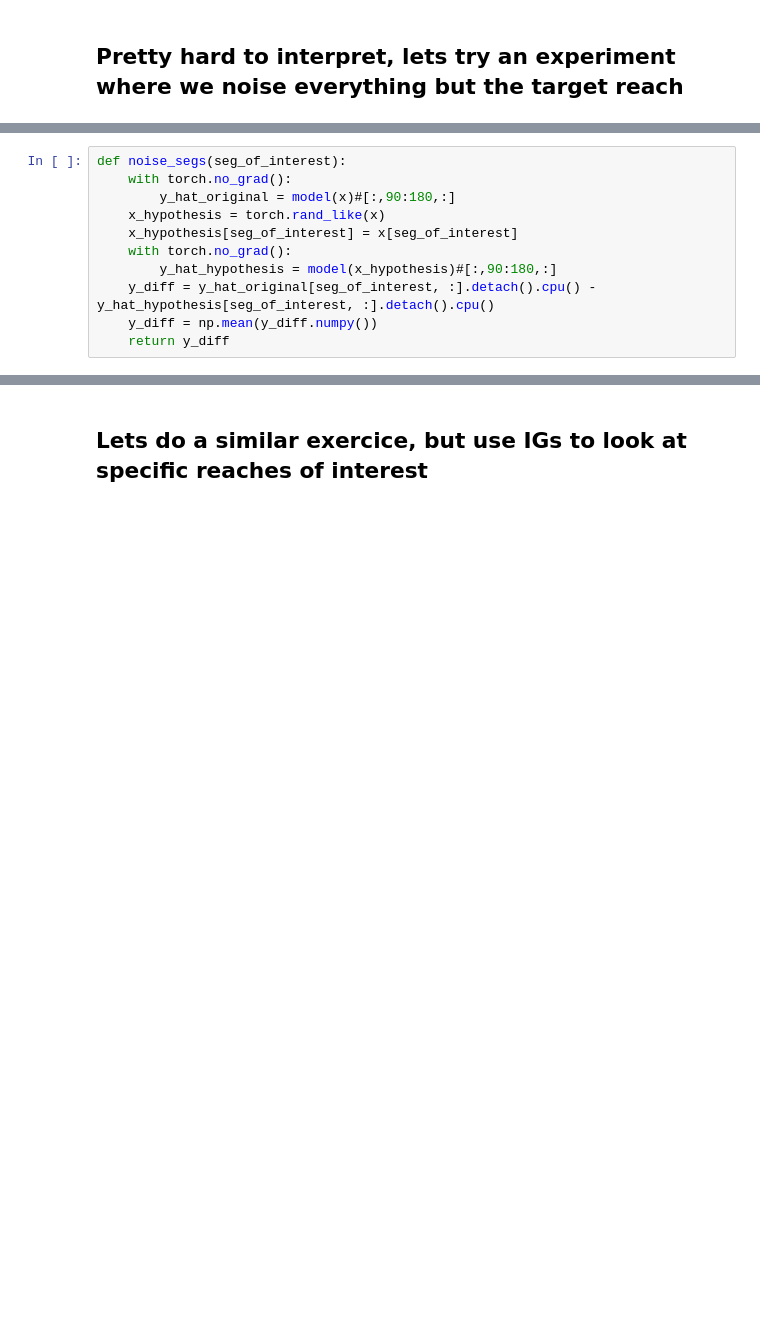
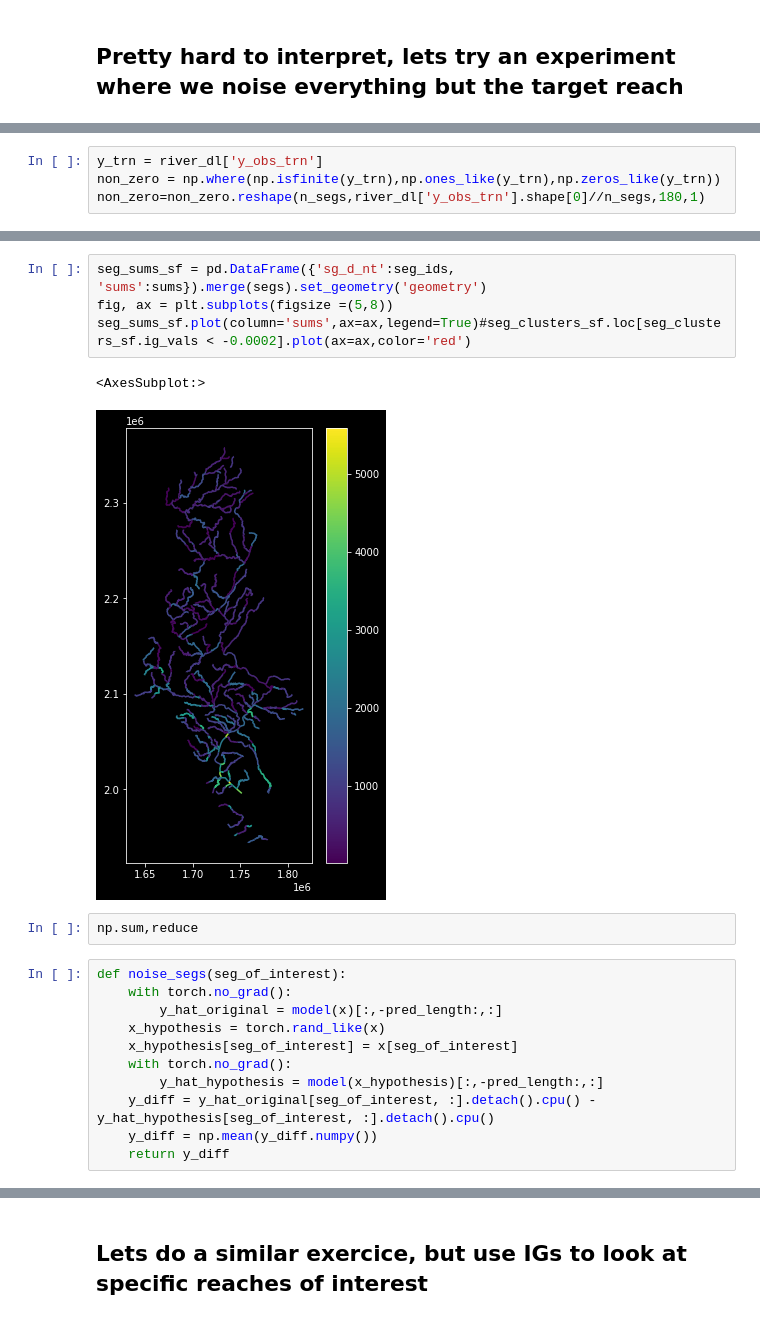
Before and after one commit to DOI-USGS/xai-workflows, a Jupyter notebook: prototyping_notebooks/04_01_02_Modular_CustomIntGrad_SpaceTime_Influences.ipynb, the cells around one changed output, grey strips where cells are left out. Drawn from its saved outputs; the diff is of its cells as text; blank space fills up the shorter version.

```diff
--- a/prototyping_notebooks/04_01_02_Modular_CustomIntGrad_SpaceTime_Influences.ipynb
+++ b/prototyping_notebooks/04_01_02_Modular_CustomIntGrad_SpaceTime_Influences.ipynb
@@ -133,0 +164,4 @@ plt.show()
+# %%
+y_trn = river_dl['y_obs_trn']
+non_zero = np.where(np.isfinite(y_trn),np.ones_like(y_trn),np.zeros_like(y_trn))
+non_zero=non_zero.reshape(n_segs,river_dl['y_obs_trn'].shape[0]//n_segs,180,1)
@@ -134,11 +174,20 @@ plt.show()
+# %%
+seg_sums_sf = pd.DataFrame({'sg_d_nt':seg_ids, 'sums':sums}).merge(segs).set_geometry('geometry')
+fig, ax = plt.subplots(figsize =(5,8))
+seg_sums_sf.plot(column='sums',ax=ax,legend=True)#seg_clusters_sf.loc[seg_clusters_sf.ig_vals < -0.0002].plot(ax=ax,color='red')
+# %% [output]
+<AxesSubplot:>
+[figure, added]
+# %%
+np.sum,reduce
 # %%
 def noise_segs(seg_of_interest):
     with torch.no_grad():
-        y_hat_original = model(x)#[:,90:180,:]
+        y_hat_original = model(x)[:,-pred_length:,:]
     x_hypothesis = torch.rand_like(x)
     x_hypothesis[seg_of_interest] = x[seg_of_interest]
     with torch.no_grad():
-        y_hat_hypothesis = model(x_hypothesis)#[:,90:180,:]
+        y_hat_hypothesis = model(x_hypothesis)[:,-pred_length:,:]
     y_diff = y_hat_original[seg_of_interest, :].detach().cpu() - y_hat_hypothesis[seg_of_interest, :].detach().cpu()
     y_diff = np.mean(y_diff.numpy())
     return y_diff
```
Also changed, not shown: parts of 23 cells of this notebook, 2 other files.
